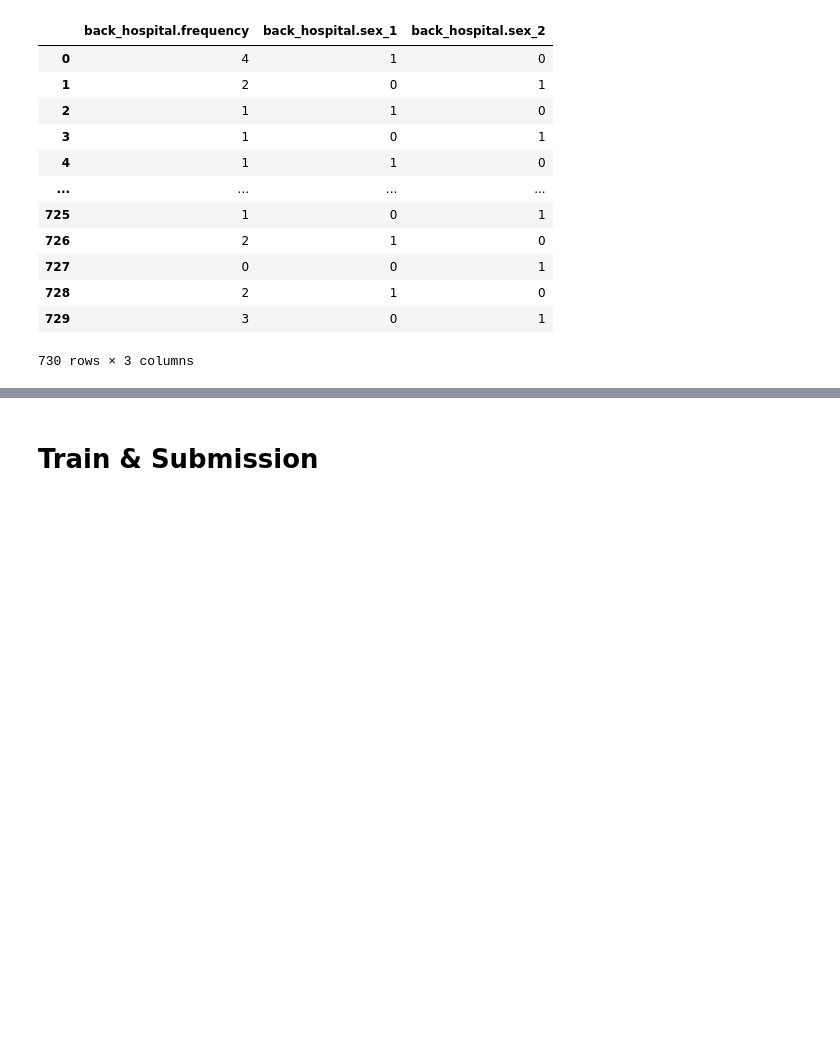
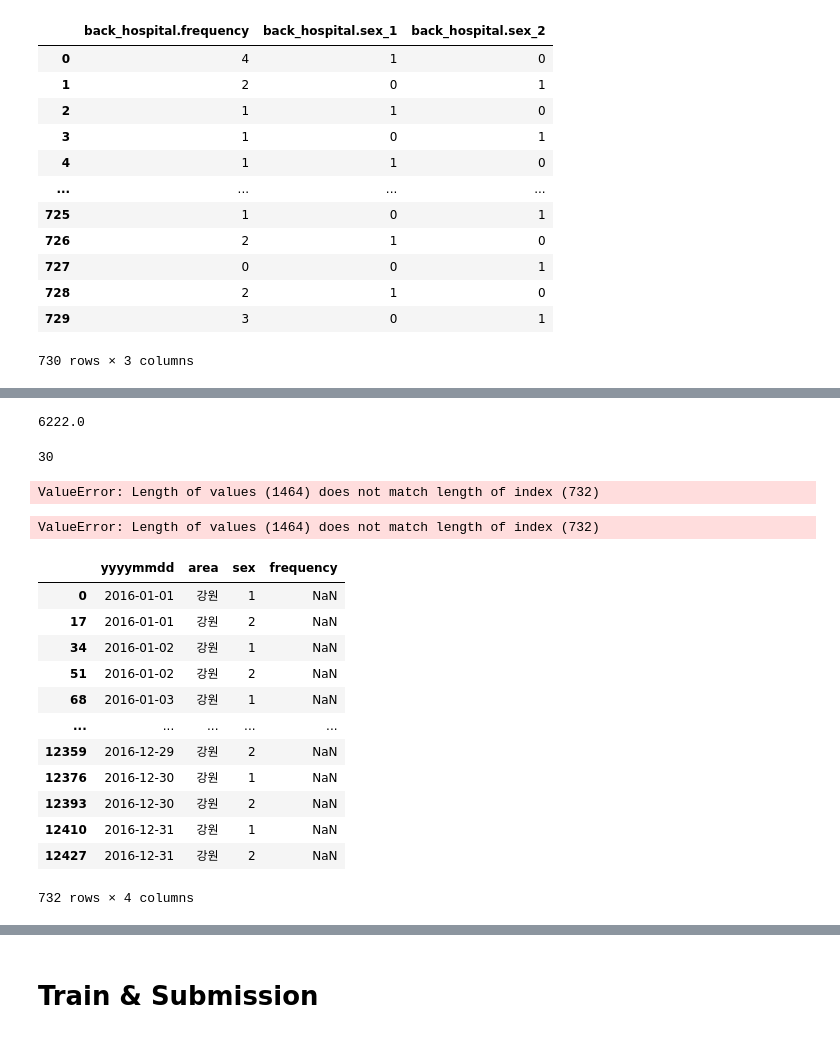
Before and after one commit to lala991204/Contest_weather, a Jupyter notebook: back_lgbm.ipynb, the cells around one changed output, grey strips where cells are left out. Cells and saved outputs as stored; diff of their text form; code cells hidden in the pictures; blank space fills up the shorter version.

```diff
--- a/back_lgbm.ipynb
+++ b/back_lgbm.ipynb
@@ -326,0 +293,8 @@ Name: hour, dtype: int64
+# %%
+len(submission1)/2
+# %% [output]
+6222.0
+# %%
+len(high_val_li[1])
+# %% [output]
+30
@@ -326,0 +303,66 @@ Name: hour, dtype: int64
+# %%
+# 최고기온
+for i in range(len(high_val_li)):
+    df_back_val_li[i]['high'] = 0
+    df_val_high = pd.read_csv(os.path.join(curr_dir+"\\data\\"+'\\high_val\\'+high_val_li[i]))
+    df_val_high = df_val_high.dropna(subset = ['hour'])
+
+    max = []
+    ind = df_val_high[df_val_high[df_val_high.columns[0]]==' 2'].index[0]
+    for j in range(len(df_val_high)//ind):
+        max.append(np.max(df_val_high[df_val_high.columns[-1]].values[ind*j:ind*(j+1)-1]))
+    max_2 = []
+    for j in range(len(max)):
+        max_2.append(max[j])
+        max_2.append(max[j])
+    len(max_2)
+
+
+    for j in range(len(df_back_val_li[i])-len(max_2)):         # 뒷 부분 맞지 않는 것은 맞춘 끝부분 연장해서
+        max_2.append(max_2[-1])
+    len(max_2)
+
+    df_back_val_li[i]['high'] = max_2
+# %% [output]
+ValueError: Length of values (1464) does not match length of index (732)
+# %%
+# 최저기온
+for i in range(len(low_val_li)):
+    df_back_val_li[i]['low'] = 0
+    df_val_low = pd.read_csv(os.path.join(curr_dir+"\\data\\"+'\\low_val\\'+low_val_li[i]))
+    df_val_low = df_val_low.dropna(subset = ['hour'])
+
+    min = []
+    ind = df_val_low[df_val_low[df_val_low.columns[0]]==' 2'].index[0]
+    for j in range(len(df_val_low)//ind):
+        min.append(np.min(df_val_low[df_val_low.columns[-1]].values[ind*j:ind*(j+1)-1]))
+    min_2 = []
+    for j in range(len(min)):
+        min_2.append(min[j])
+        min_2.append(min[j])
+    len(min_2)
+
+
+    for j in range(len(df_back_val_li[i])-len(min_2)):         # 뒷 부분 맞지 않는 것은 맞춘 끝부분 연장해서
+        min_2.append(min_2[-1])
+    len(min_2)
+
+    df_back_val_li[i]['low'] = min_2
+# %% [output]
+ValueError: Length of values (1464) does not match length of index (732)
+# %%
+submission1[submission1['area']=='강원']
+# %% [output]
+|  | yyyymmdd | area | sex | frequency |
+| 0 | 2016-01-01 | 강원 | 1 | NaN |
+| 17 | 2016-01-01 | 강원 | 2 | NaN |
+| 34 | 2016-01-02 | 강원 | 1 | NaN |
+| 51 | 2016-01-02 | 강원 | 2 | NaN |
+| 68 | 2016-01-03 | 강원 | 1 | NaN |
+| ... | ... | ... | ... | ... |
+| 12359 | 2016-12-29 | 강원 | 2 | NaN |
+| 12376 | 2016-12-30 | 강원 | 1 | NaN |
+| 12393 | 2016-12-30 | 강원 | 2 | NaN |
+| 12410 | 2016-12-31 | 강원 | 1 | NaN |
+| 12427 | 2016-12-31 | 강원 | 2 | NaN |
+732 rows × 4 columns
```
Also changed, not shown: parts of 33 cells of this notebook.
